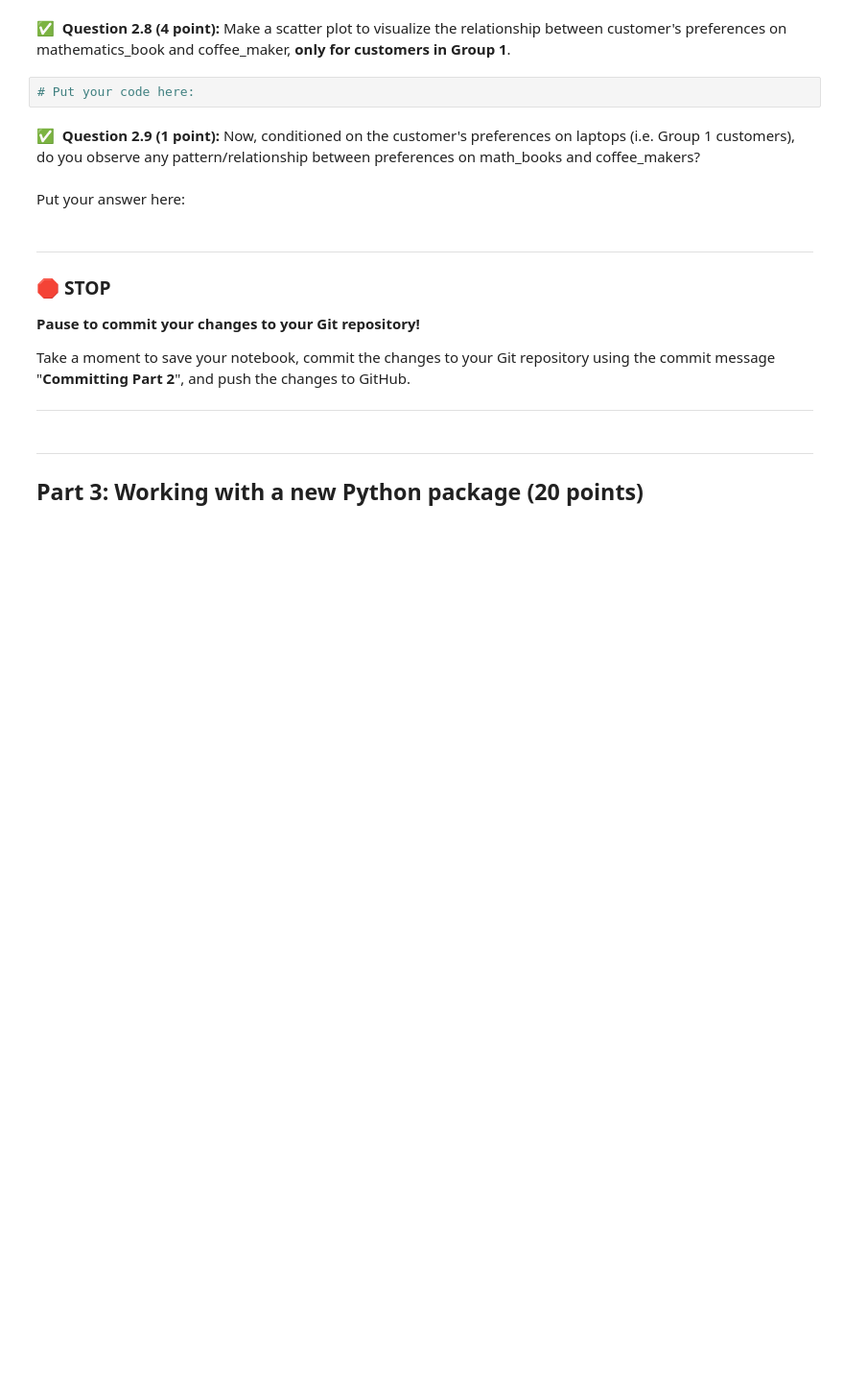
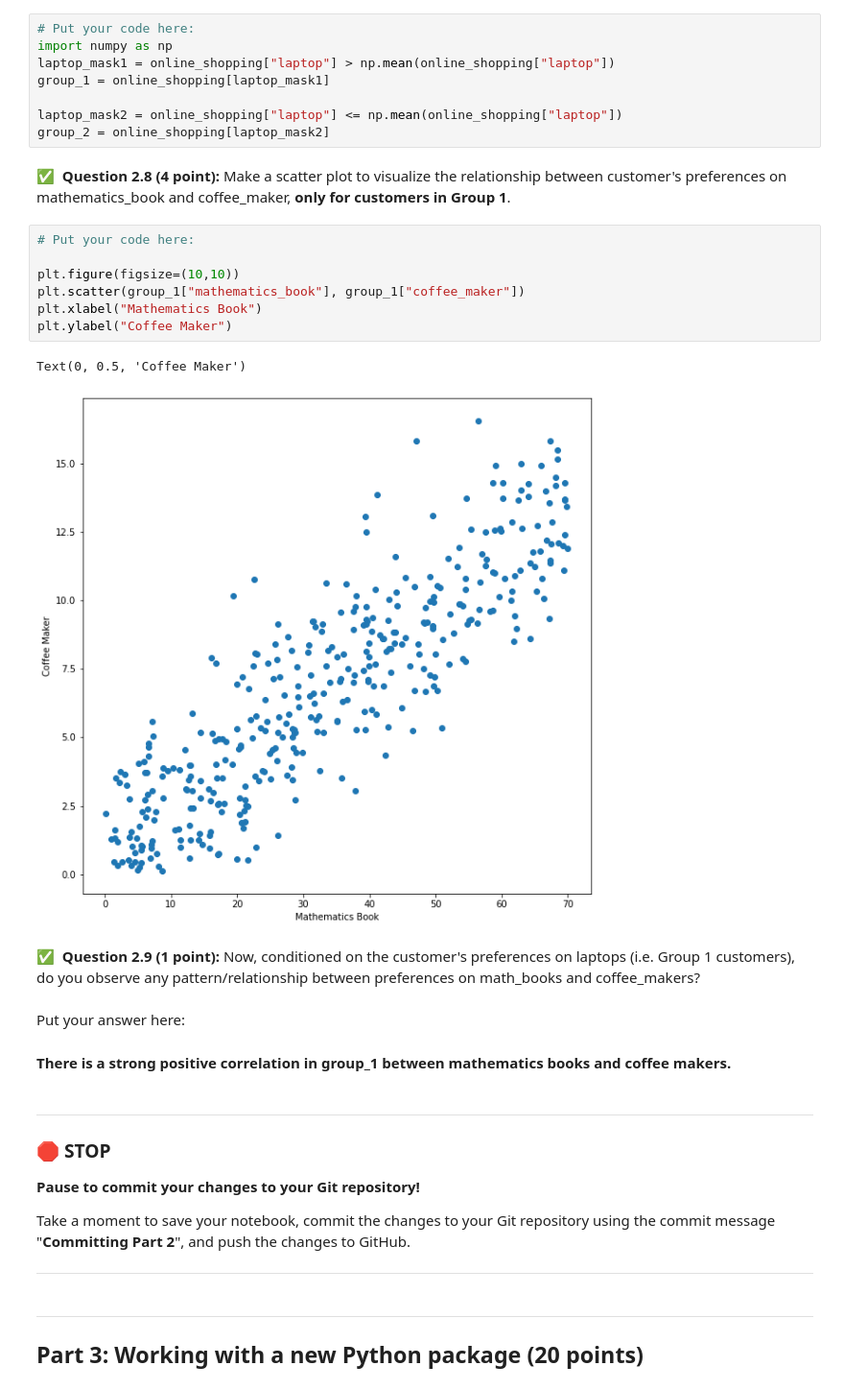
Before and after one commit to barnbyje/cmse202-s22-turnin, a Jupyter notebook: midterm/CMSE202-Midterm-Section-001-S22-STUDENT.ipynb, the cells around one changed output. Shown at 96% size. Drawn from its saved outputs; the diff is of its cells as text; blank space fills up the shorter version.

```diff
--- a/midterm/CMSE202-Midterm-Section-001-S22-STUDENT.ipynb
+++ b/midterm/CMSE202-Midterm-Section-001-S22-STUDENT.ipynb
@@ -96,11 +132,29 @@ Group 2: all other customers.
+# %%
+# Put your code here:
+import numpy as np
+laptop_mask1 = online_shopping["laptop"] > np.mean(online_shopping["laptop"])
+group_1 = online_shopping[laptop_mask1]
+
+laptop_mask2 = online_shopping["laptop"] <= np.mean(online_shopping["laptop"])
+group_2 = online_shopping[laptop_mask2]
 # %% [markdown]
 &#9989;&nbsp; **Question 2.8 (4 point):** Make a scatter plot to visualize the relationship between customer's preferences on mathematics_book and coffee_maker, **only for customers in Group 1**.
-# %%
-# Put your code here:
+# %%
+# Put your code here:
+
+plt.figure(figsize=(10,10))
+plt.scatter(group_1["mathematics_book"], group_1["coffee_maker"])
+plt.xlabel("Mathematics Book")
+plt.ylabel("Coffee Maker")
+# %% [output]
+Text(0, 0.5, 'Coffee Maker')
+[figure, added]
 # %% [markdown]
 &#9989;&nbsp; **Question 2.9 (1 point):** Now, conditioned on the customer's preferences on laptops (i.e. Group 1 customers), do you observe any pattern/relationship between preferences on math_books and coffee_makers?
-# %% [markdown]
-Put your answer here:
+# %% [markdown]
+Put your answer here:
+
+#### There is a strong positive correlation in group_1 between mathematics books and coffee makers.
 # %% [markdown]
 ---
 ### &#128721; STOP
```
Also changed, not shown: parts of 12 cells of this notebook.
